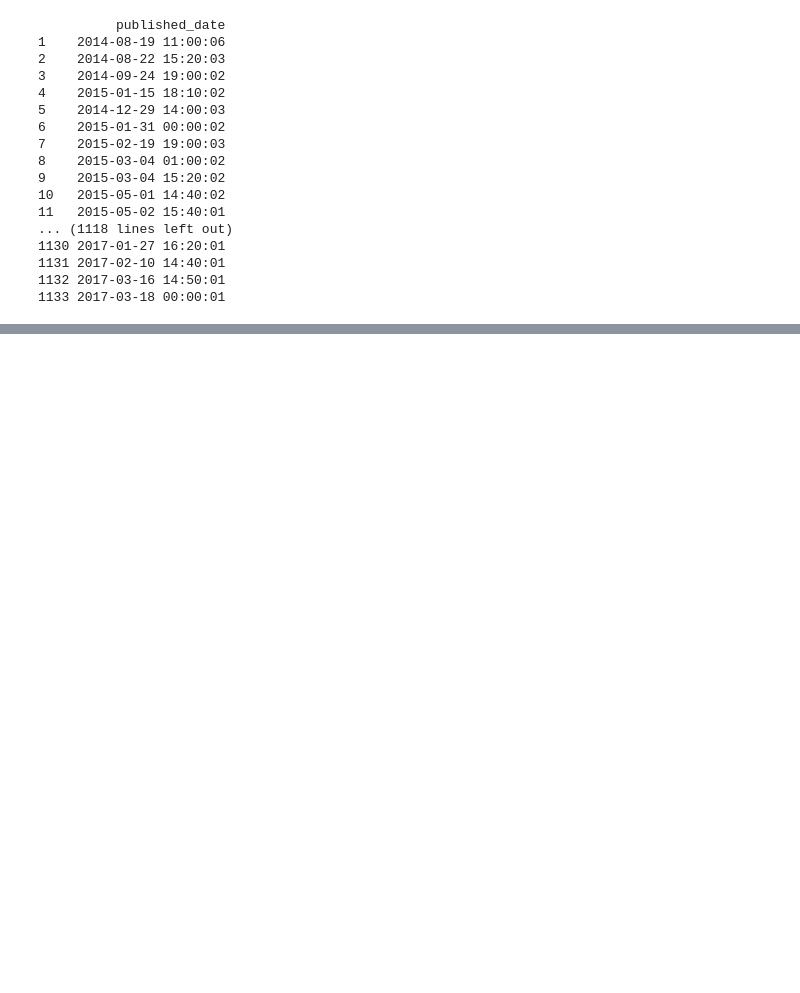
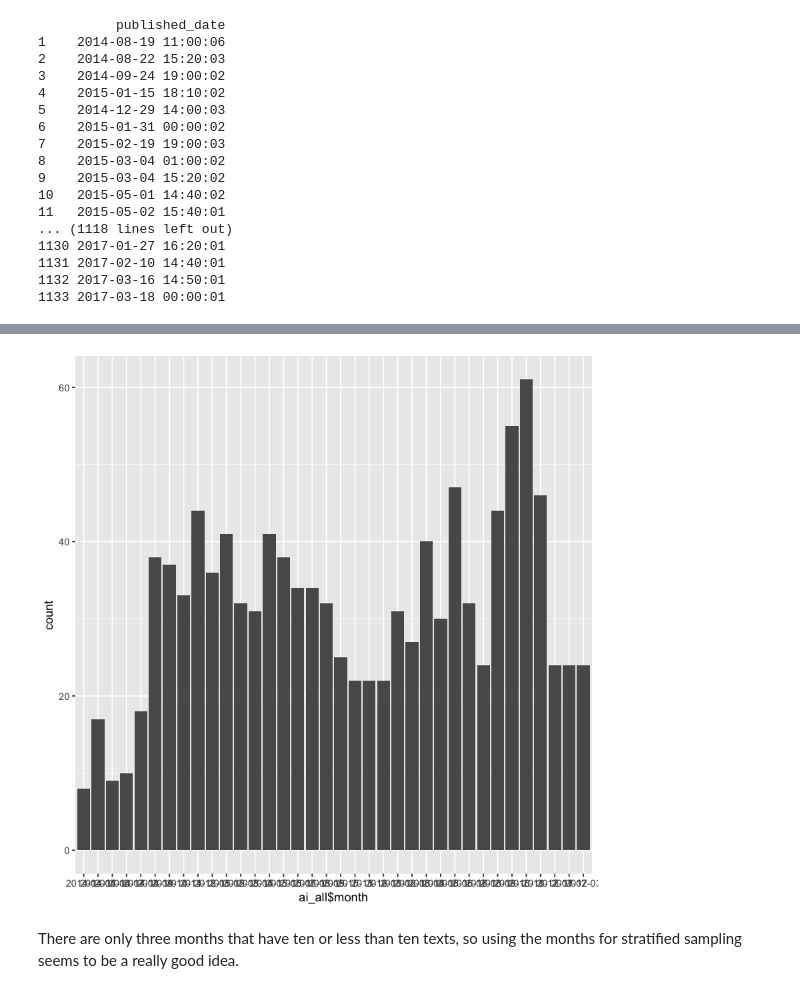
Before and after one commit to DianaLaura/textmining_teamblue, a Jupyter notebook: Exploratory_Data_Analysis.ipynb, the cells around one changed output, grey strips where cells are left out. Cells and saved outputs as stored; diff of their text form; code cells hidden in the pictures; blank space fills up the shorter version.

```diff
--- a/Exploratory_Data_Analysis.ipynb
+++ b/Exploratory_Data_Analysis.ipynb
@@ -354,2 +360,8 @@ unique(titles['category'])
+# %%
+ggplot(ai_all, aes(x=ai_all$month)) + geom_bar()
+# %% [output]
+[figure, added]
+# %% [markdown]
+There are only three months that have ten or less than ten texts, so using the months for stratified sampling seems to be a really good idea.
 # %%
 write.csv(ai_all, 'computer_subset.csv')
```
Also changed, not shown: parts of 7 cells of this notebook, 6 other files.
